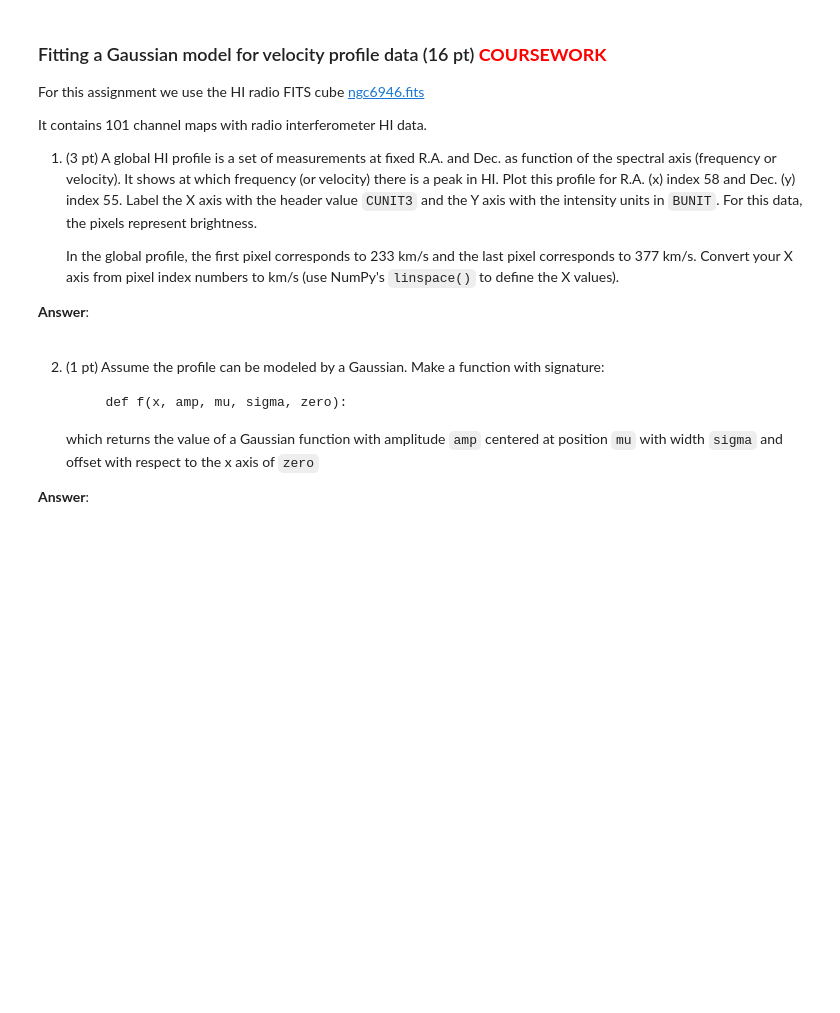
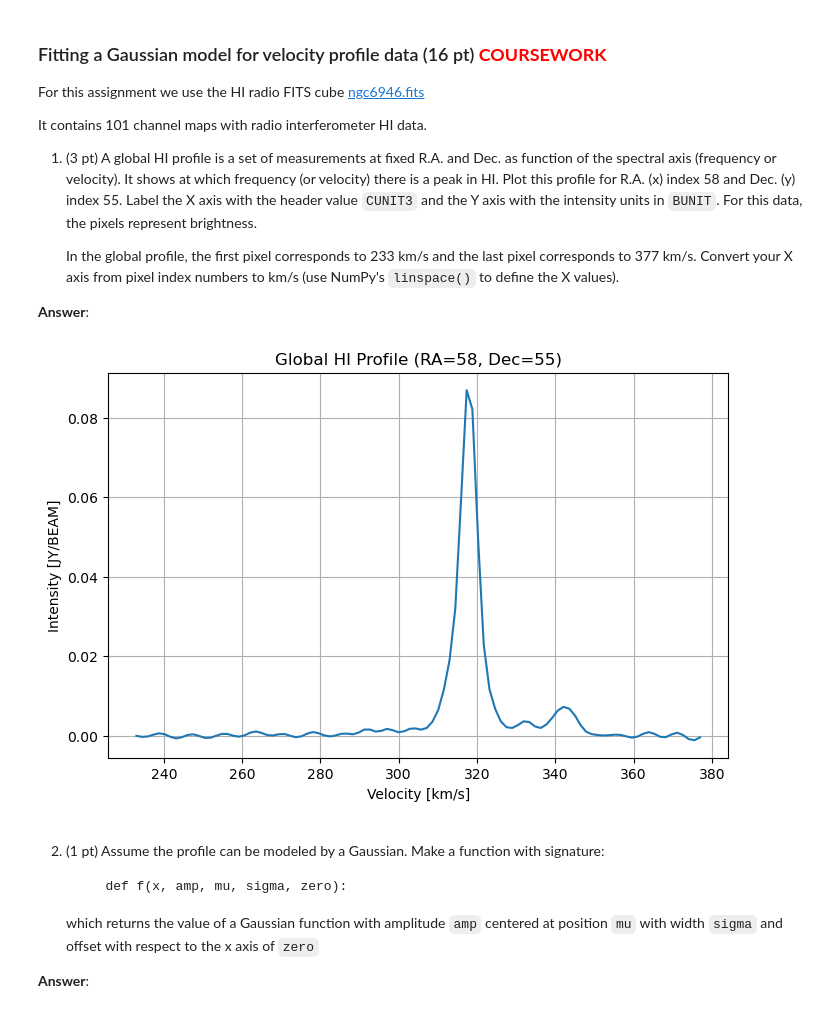
Before and after one commit to zeleszek/PROGNUM-repo, a Jupyter notebook: PROGNUM_2026/Task7/coursework_week7.ipynb, the cells around one changed output. Saved outputs shown, nothing was run; the diff lists cells and outputs as text; code cells hidden in the pictures; blank space fills up the shorter version.

```diff
--- a/PROGNUM_2026/Task7/coursework_week7.ipynb
+++ b/PROGNUM_2026/Task7/coursework_week7.ipynb
@@ -52,6 +121,45 @@ It contains 101 channel maps with radio interferometer HI data.
    Convert your X axis from pixel index numbers to km/s (use NumPy's ``linspace()`` to define the X values).
 
 **Answer**:
+# %%
+import numpy as np
+import matplotlib.pyplot as plt
+from astropy.io import fits
+
+hdul = fits.open("ngc6946.fits")
+data = hdul[0].data
+header = hdul[0].header
+
+#for R.A. (x) index 58 and Dec. (y) index 55
+x_idx = 58
+y_idx = 55
+
+profile = data[y_idx, x_idx, :]
+
+
+n = profile.shape[0]
+
+v_min = 233 #km/s
+v_max = 377 #km/s
+
+velocity = np.linspace(v_min, v_max, n)
+
+#labels
+x_label = header["CUNIT3"]
+y_label = header["BUNIT"]
+
+#plot
+
+plt.figure(figsize=(8,5))
+plt.plot(velocity, profile)
+
+plt.xlabel(f"Velocity [{x_label}]")
+plt.ylabel(f"Intensity [{y_label}]")
+plt.title("Global HI Profile (RA=58, Dec=55)")
+plt.grid()
+plt.show()
+# %% [output]
+[figure, added]
 # %%
 # Leave unaltered
 totalpoints += 3
```
Also changed, not shown: parts of 3 cells of this notebook, 4 other files.
